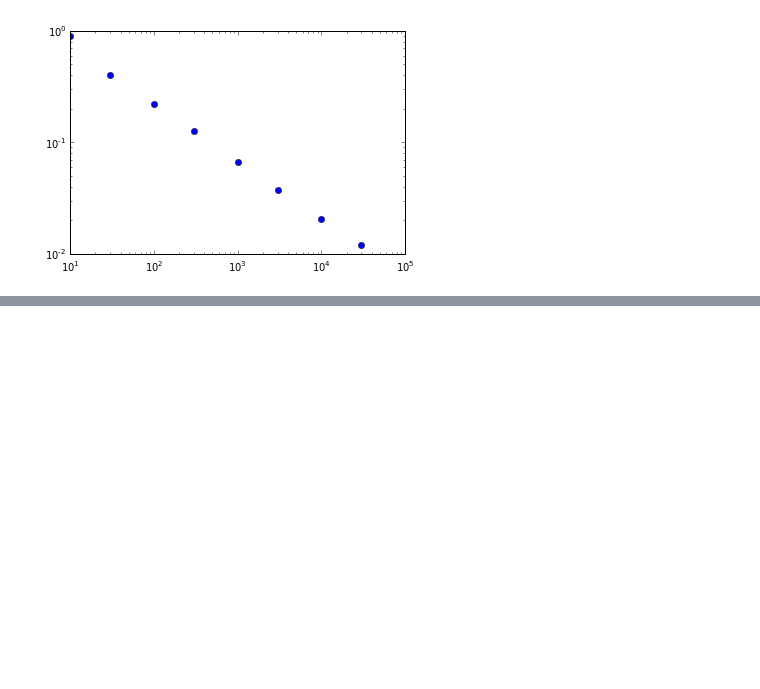
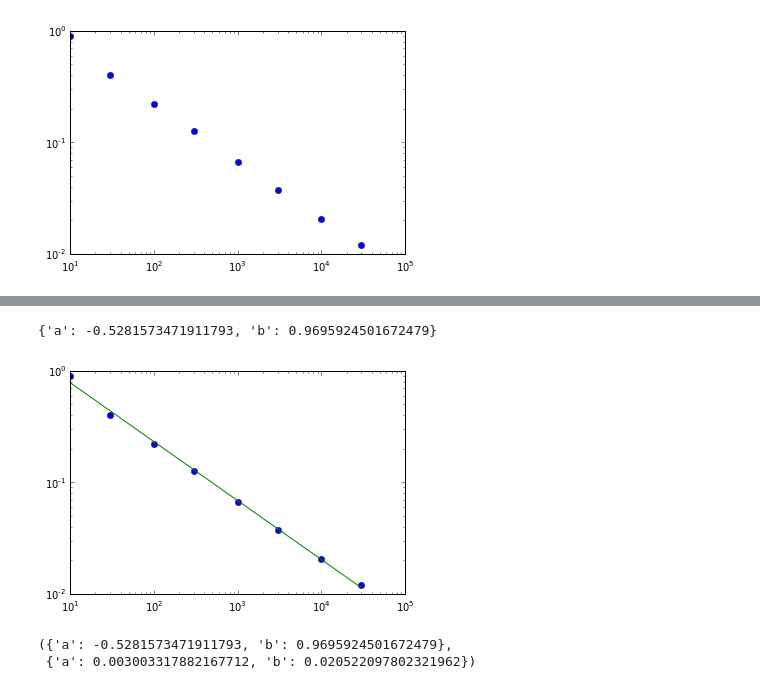
Before and after one commit to gitcheng/rayTraceNotebook, a Jupyter notebook: Scintillation_timing_precision_hex1.ipynb, the cells around one changed output, grey strips where cells are left out. Cells and saved outputs as stored; diff of their text form; code cells hidden in the pictures; blank space fills up the shorter version.

Commit message:
Add fits to a power law

```diff
--- a/Scintillation_timing_precision_hex1.ipynb
+++ b/Scintillation_timing_precision_hex1.ipynb
@@ -233,0 +246,3 @@ plt.yscale('log')
+# %%
+def poly1(x, a, b):
+    return a*x + b
@@ -233,0 +254,6 @@ plt.yscale('log')
+# %%
+x2reg = Chi2Regression(poly1, np.log(x), np.log(y), error= ey/y)
+# %%
+mnt = Minuit(x2reg, print_level=1, a=-0.5, b=1.0, error_a=1, error_b=1)
+mnt.migrad()
+mnt.hesse()
@@ -233,0 +280,13 @@ plt.yscale('log')
+# %%
+a= mnt.values['a']
+b= mnt.values['b']
+print mnt.values
+# %% [output]
+{'a': -0.5281573471911793, 'b': 0.9695924501672479}
+# %%
+plt.plot(x, y, 'bo')
+plt.plot(x, np.exp(b)*np.power(x, a), 'g-')
+plt.xscale('log')
+plt.yscale('log')
+# %% [output]
+[figure, added]
@@ -233,0 +295,5 @@ plt.yscale('log')
+# %%
+fit_power_law(x, y, ey)
+# %% [output]
+({'a': -0.5281573471911793, 'b': 0.9695924501672479},
+ {'a': 0.003003317882167712, 'b': 0.020522097802321962})
```
Also changed, not shown: parts of 6 cells of this notebook, 8 other files.
